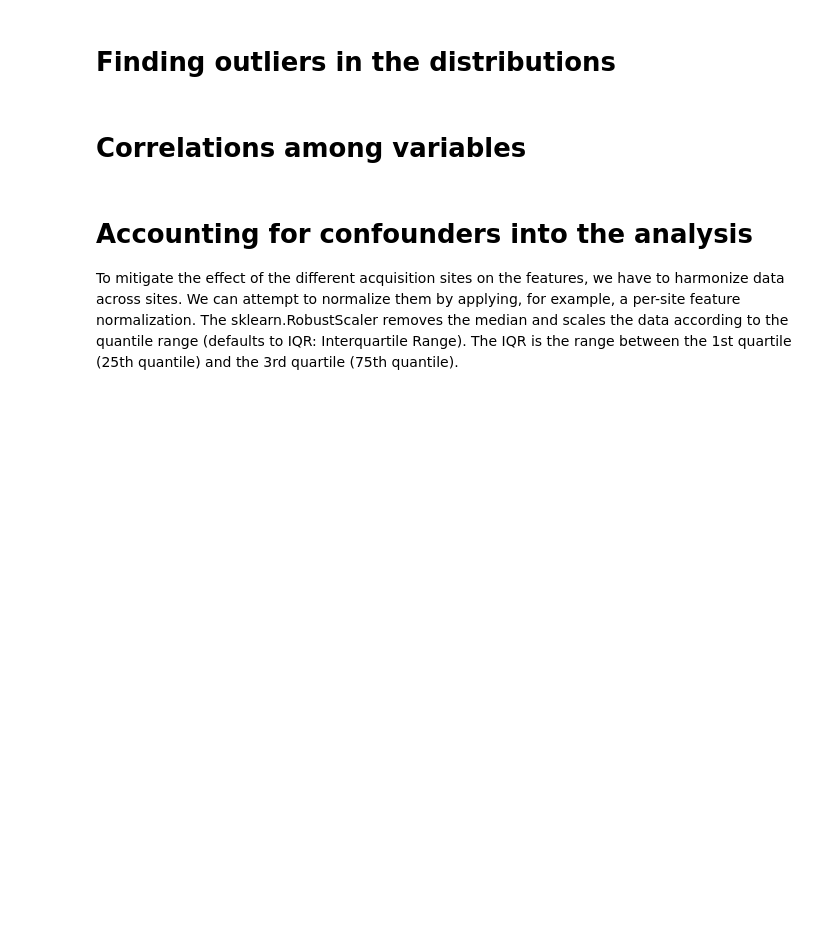
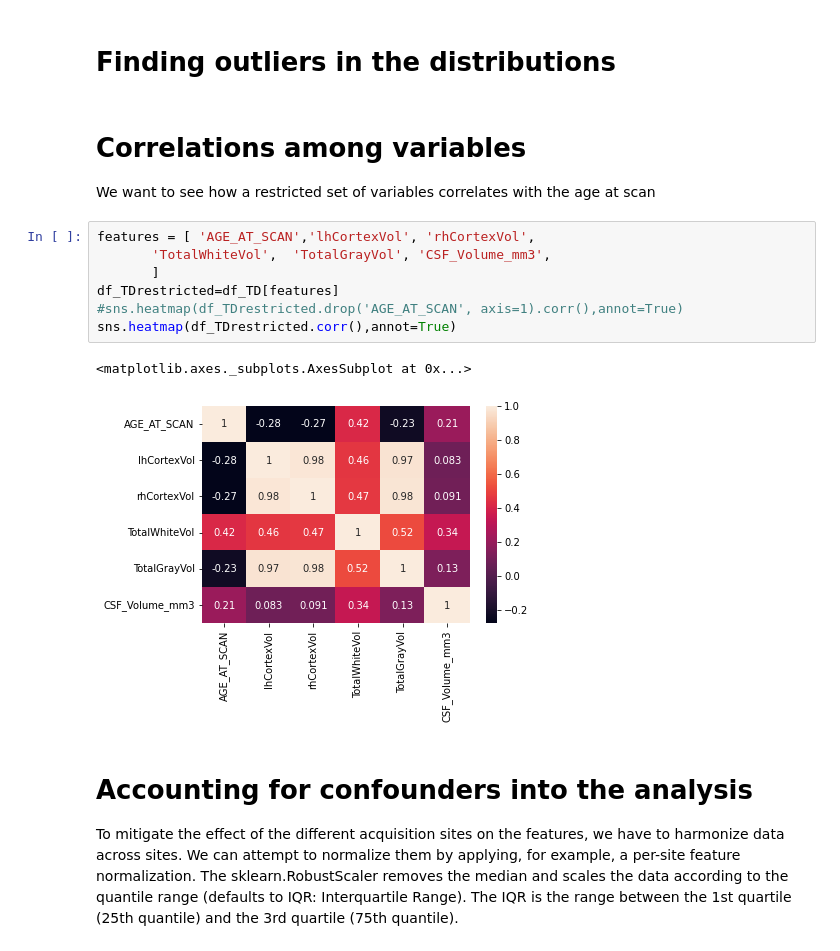
Before and after one commit to AngelaCorvino/BrainAge, a Jupyter notebook: features.ipynb, the cells around one changed output. Drawn from its saved outputs; the diff is of its cells as text; blank space fills up the shorter version.

```diff
--- a/features.ipynb
+++ b/features.ipynb
@@ -127,7 +146,18 @@ test_res
 # %% [markdown]
 # Finding outliers in the distributions
-# %% [markdown]
-# Correlations among variables
+# %% [markdown]
+# Correlations among variables
+We want to see how a restricted set of variables correlates with the age at scan
+# %%
+features = [ 'AGE_AT_SCAN','lhCortexVol', 'rhCortexVol',
+       'TotalWhiteVol',  'TotalGrayVol', 'CSF_Volume_mm3',
+       ]
+df_TDrestricted=df_TD[features]
+#sns.heatmap(df_TDrestricted.drop('AGE_AT_SCAN', axis=1).corr(),annot=True)
+sns.heatmap(df_TDrestricted.corr(),annot=True)
+# %% [output]
+<matplotlib.axes._subplots.AxesSubplot at 0x...>
+[figure, added]
 # %% [markdown]
 # Accounting for confounders into the analysis
 To mitigate the effect of the different acquisition sites on the features, we have to harmonize data across sites. We can attempt to normalize them by applying, for example, a per-site feature normalization.
```
Also changed, not shown: parts of 7 cells of this notebook.
